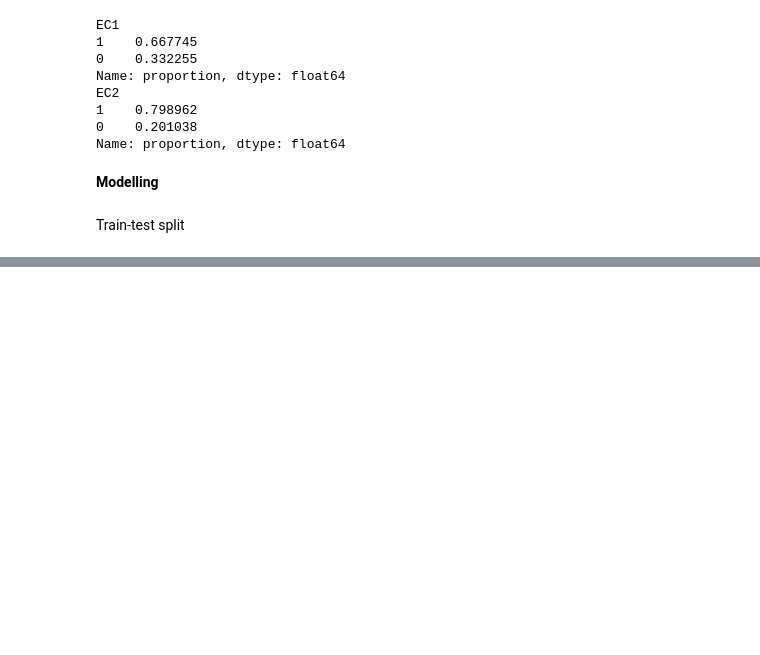
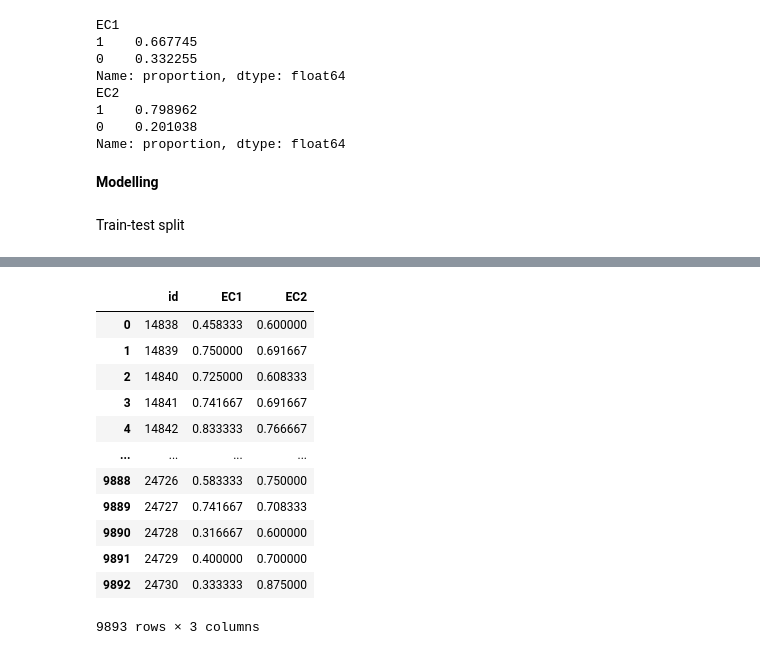
Before and after one commit to ChristabelAtieno/enzyme_classification, a Jupyter notebook: enzyme-substrate_project.ipynb, the cells around one changed output, grey strips where cells are left out. Drawn from its saved outputs; the diff is of its cells as text; code cells hidden in the pictures; blank space fills up the shorter version.

Commit message:
Enzyme classification

```diff
--- a/enzyme-substrate_project.ipynb
+++ b/enzyme-substrate_project.ipynb
@@ -237,13 +269,22 @@ def run_models(X, y, test_size=0.2, random_state=42):
     print("Accuracy:", accuracy_score(y_test, y_pred_rf))
     print(classification_report(y_test, y_pred_rf))
 
-    return logreg, rf
+    #xboost
+    xgb = XGBClassifier()
+    xgb.fit(X_train, y_train)
+    y_pred_xgb = xgb.predict(X_test)
+    print("=== XGBoost Classifier ===")
+    print("Accuracy:", accuracy_score(y_test, y_pred_xgb))
+    print(classification_report(y_test, y_pred_xgb))
+
+
+    return logreg, rf, xgb
 
 # EC1
-log_model1, rf_model1 = run_models(X, y1)
+log_model1, rf_model1, xgb_model1 = run_models(X, y1)
 
 # EC2
-log_model2, rf_model2 = run_models(X, y2)
+log_model2, rf_model2, xgb_model2 = run_models(X, y2)
 # %% [output]
 Class distribution in training data:
  EC1
@@ -295,14 +338,21 @@ def run_models(X, y, test_size=0.2, random_state=42):
     print(classification_report(y_test, y_pred_lr))
 
     # Random Forest
-    rf = RandomForestClassifier(random_state=random_state)
+    rf = RandomForestClassifier(n_estimators=120, random_state=random_state)
     rf.fit(X_resampled, y_resampled)
     y_pred_rf = rf.predict(X_test_scaled)
     print("=== Random Forest ===")
     print("Accuracy:", accuracy_score(y_test, y_pred_rf))
     print(classification_report(y_test, y_pred_rf))
 
-    return logreg, rf
+    xgb = XGBClassifier()
+    xgb.fit(X_resampled, y_resampled)
+    y_pred_xgb = xgb.predict(X_test_scaled)
+    print("=== XGBoost Classifier ===")
+    print("Accuracy:", accuracy_score(y_test, y_pred_xgb))
+    print(classification_report(y_test, y_pred_xgb))
+
+    return logreg, rf, xgb, scaler
 
 # Run for EC1
 log_model1, rf_model1 = run_models(X, y1)
@@ -329,0 +472,33 @@ weighted avg       0.74      0.77      0.75      2968
+# %%
+# Use the same features as training
+X_test_final = test[X.columns]
+
+# Scale with the same scaler
+X_test_final_scaled = scaler.transform(X_test_final)
+
+# Predict PROBABILITIES for EC1 and EC2 (Random Forest)
+test_probs_ec1 = rf_model1.predict_proba(X_test_final_scaled)[:, 1]
+test_probs_ec2 = rf_model2.predict_proba(X_test_final_scaled)[:, 1]
+
+# Build submission file
+predictions = pd.DataFrame({
+    "id": test["id"],
+    "EC1": test_probs_ec1,
+    "EC2": test_probs_ec2
+})
+# %%
+predictions.head()
+# %% [output]
+|  | id | EC1 | EC2 |
+| 0 | 14838 | 0.458333 | 0.600000 |
+| 1 | 14839 | 0.750000 | 0.691667 |
+| 2 | 14840 | 0.725000 | 0.608333 |
+| 3 | 14841 | 0.741667 | 0.691667 |
+| 4 | 14842 | 0.833333 | 0.766667 |
+| ... | ... | ... | ... |
+| 9888 | 24726 | 0.583333 | 0.750000 |
+| 9889 | 24727 | 0.741667 | 0.708333 |
+| 9890 | 24728 | 0.316667 | 0.600000 |
+| 9891 | 24729 | 0.400000 | 0.700000 |
+| 9892 | 24730 | 0.333333 | 0.875000 |
+9893 rows × 3 columns
```
Also changed, not shown: parts of 15 cells of this notebook, 1 other file.
